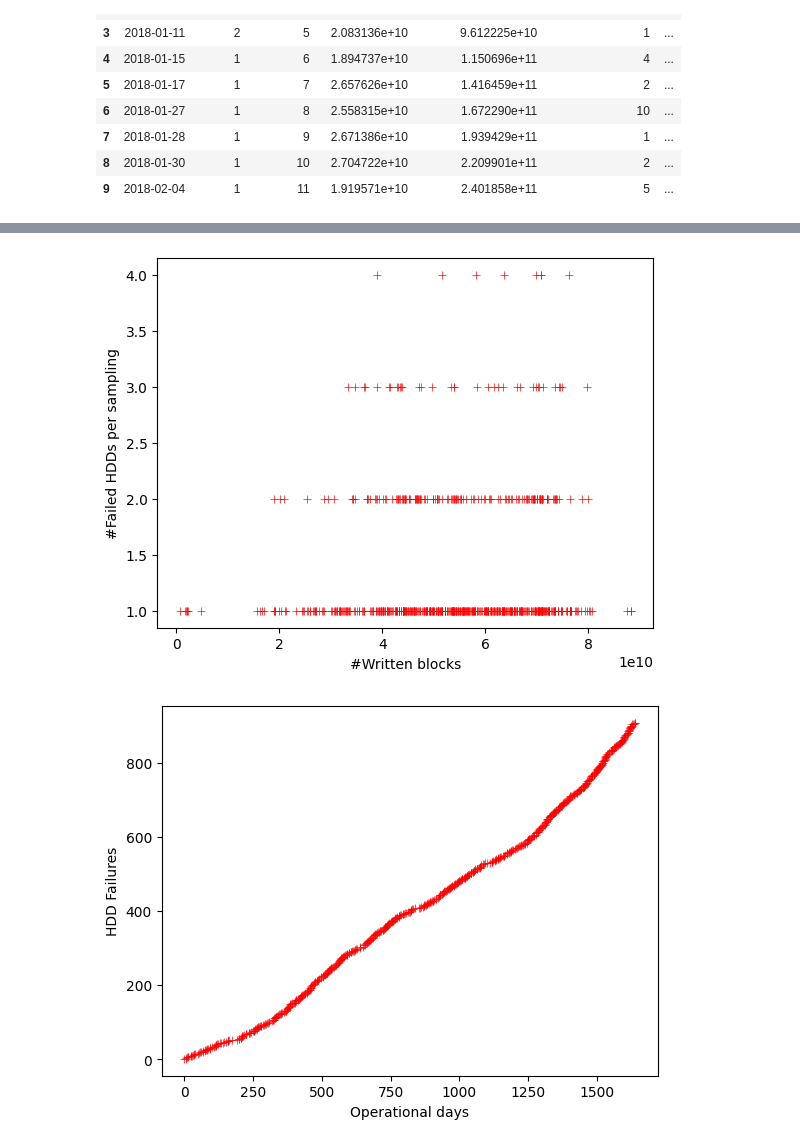
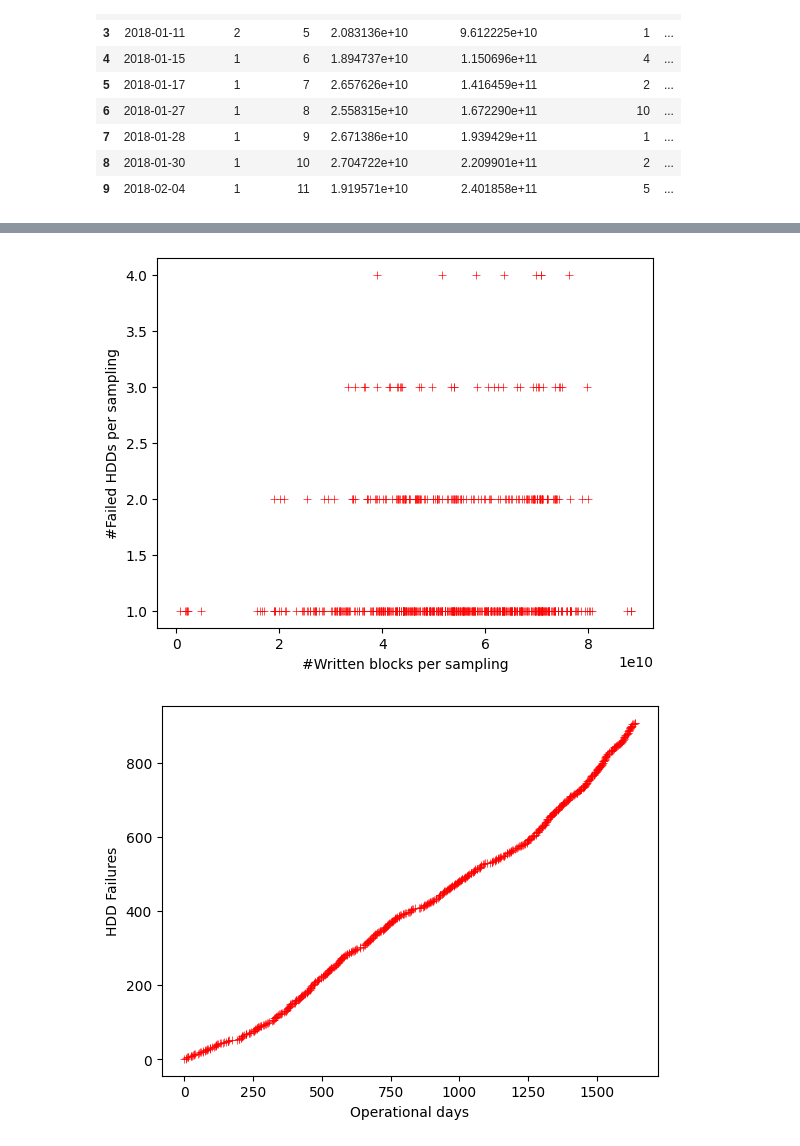
Before and after one commit to EricBorba/StorageFailurePredictor, a Jupyter notebook: WriteAnalModelHDD.ipynb, the cells around one changed output, grey strips where cells are left out. Drawn from its saved outputs; the diff is of its cells as text; code cells hidden in the pictures.

```diff
--- a/WriteAnalModelHDD.ipynb
+++ b/WriteAnalModelHDD.ipynb
@@ -263,9 +358,9 @@ plt.savefig('img/OperationalDaysHDDFailures' + model + '.pdf')
 # %%
 graph = sns.scatterplot(y = "disk_id", x = 'written_blocks', color = 'red', data = groupHDDFailures, marker='+')
-graph.set(xlabel ="#Written blocks", ylabel = "#Failed HDDs per sampling")
+graph.set(xlabel ="#Written blocks per sampling", ylabel = "#Failed HDDs per sampling")
 plt.savefig('img/OperationalDaysHDDFailures' + model + '.pdf')
 # %% [output]
-[figure, old version]
+[figure, new version]
 # %%
 graph = sns.scatterplot(y = "disk_sum", x = 'operational_days_cum', color = 'red', data = groupHDDFailures, marker='+')
 graph.set(xlabel ="Operational days", ylabel = "HDD Failures")
```
Also changed, not shown: parts of 38 cells of this notebook, 26 other files.
